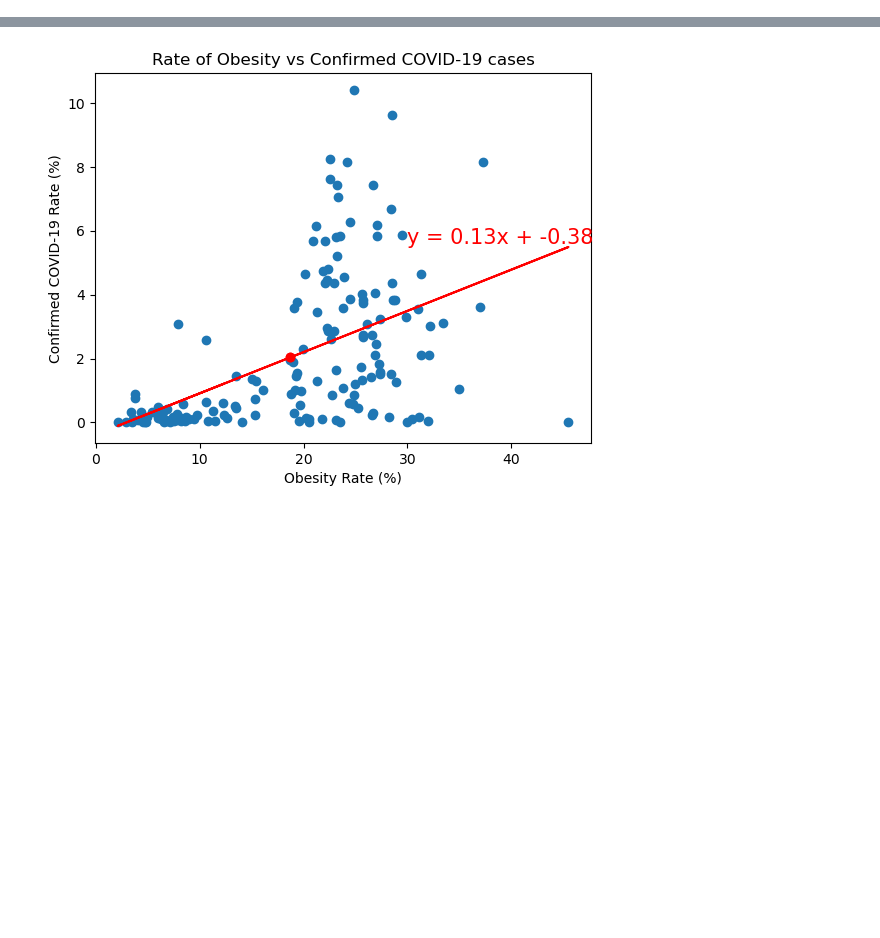
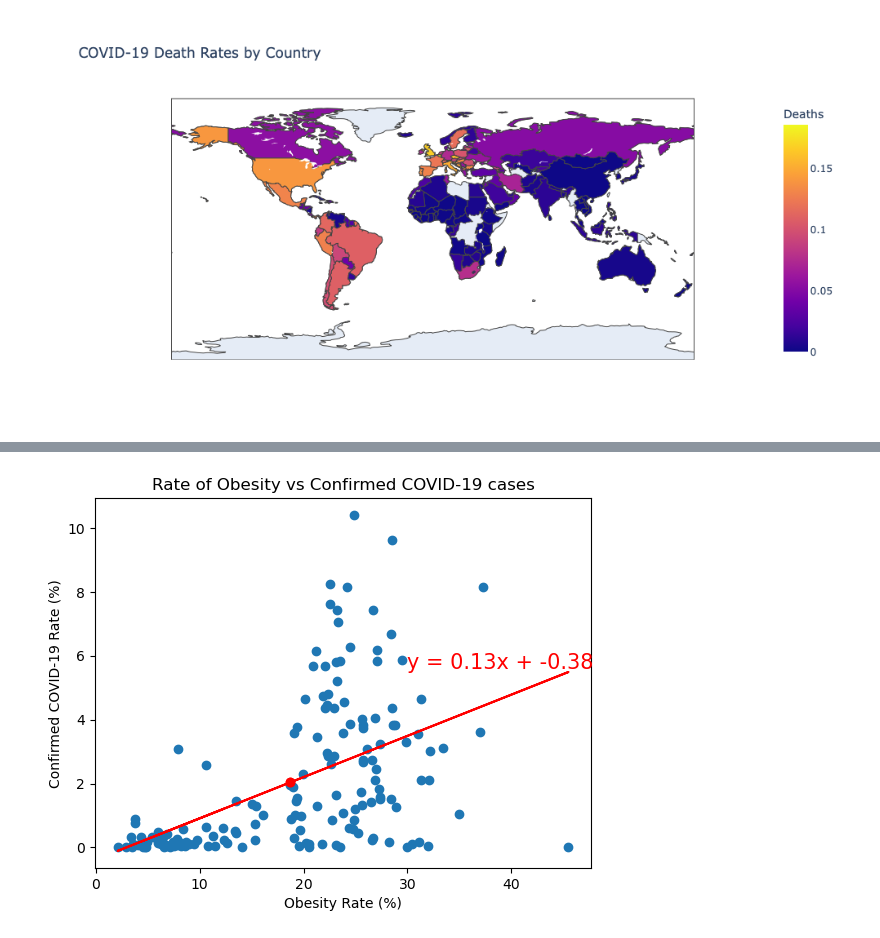
Before and after one commit to Knowmad211/UCB_Project_1, a Jupyter notebook: Anthony_EDA.ipynb, the cells around one changed output, grey strips where cells are left out. Saved outputs shown, nothing was run; the diff lists cells and outputs as text; code cells hidden in the pictures; blank space fills up the shorter version.

```diff
--- a/Anthony_EDA.ipynb
+++ b/Anthony_EDA.ipynb
@@ -25,3 +26,12 @@ weight_data = weight_data.dropna(subset=["Obesity","Confirmed"])
+# %%
+##COnverting values to numerical
+df = fat_data.copy()
+
+# Replace '>2.5' with '2.5' and 'NA' with NaN (missing data)
+df['Undernourished'] = df['Undernourished'].replace('<2.5', '2.5')
+
+# Convert the column to numeric
+df['Undernourished'] = pd.to_numeric(df['Undernourished'], errors='coerce')
 # %%
 #View reamining data
 fat_data.info()
@@ -127,0 +139,67 @@ Roughly 99.7% of the data is between -5.031 and 9.1
+# %%
+###IRIS CODE
+###Analysis of deaths data
+## create a map showing data
+deaths_fig = px.choropleth(fat_data,
+                    locations="Country",
+                    locationmode="country names",
+                    color="Deaths",
+                    hover_name="Country",
+                    color_continuous_scale="Plasma",
+                    title="COVID-19 Death Rates by Country")
+deaths_fig.update_layout(width=1000, height=500)
+deaths_fig.update_traces(name='Global Distribution')
+deaths_fig.show()
+## find outliers
+#Calculate Q1, Q3, and IQR
+Q1 = df['Deaths'].quantile(0.25)
+Q3 = df['Deaths'].quantile(0.75)
+IQR = Q3 - Q1
+#Define the threshold for outliers
+lower_threshold = Q1 - 1.5 * IQR
+upper_threshold = Q3 + 1.5 * IQR
+#Identify outliers
+outliers = df[(df['Deaths'] < lower_threshold) | (df['Deaths'] > upper_threshold)]
+## find top 3 and bottom 3 rates
+#Get the highest 3 values
+highest_3 = df.nlargest(3, 'Deaths')
+#Get the lowest 3 values
+lowest_3 = df.nsmallest(3, 'Deaths')
+## chart description
+print("This heat map shows the distribution of COVID-19 deaths for each country with available data.")
+## Print the outliers and top and bottom 3
+print()
+print("The two outliers in this dataset are:")
+print(outliers[['Country', 'Deaths']])
+print()
+print("The 3 countries wih the highest rates of COVID-19 deaths are: ")
+print(highest_3[['Country', 'Deaths']])
+print()
+print("The 3 countries wih the lowest rates of COVID-19 deaths are: ")
+print(lowest_3[['Country', 'Deaths']])
+## Normality Test
+shapiro_test_stat, shapiro_p_value = stats.shapiro(deaths)
+print()
+print(f"Shapiro-Wilk Test - Statistic: {shapiro_test_stat}, p-value: {shapiro_p_value}")
+## Summary Stats for COVID
+mean_deaths = np.mean(deaths)
+median_deaths = np.median(deaths)
+mode_deaths = stats.mode(deaths)
+range_deaths = np.ptp(deaths)
+#print summary statistics
+print()
+print(f"Mean: {mean_deaths}")
+print(f"Median: {median_deaths}")
+print(f"Range: {range_deaths}")
+## Calculate the variance and standard deviation for COVID
+var_deaths = np.var(deaths,ddof = 0)
+sd_deaths = np.std(deaths,ddof = 0)
+#print the variance and standard deviation
+print()
+print(f"The variance for COVID-19 deaths is {var_deaths}")
+print(f"The standard deviation for COVID-19 deaths is {sd_deaths}")
+print(f"Roughly 68% of the data is between {round(gaverage_deaths-sd_deaths,3)} and {round(gaverage_deaths+sd_deaths,3)}")
+print(f"Roughly 95% of the data is between {round(gaverage_deaths-2*sd_deaths,3)} and {round(gaverage_deaths+2*sd_deaths,3)}")
+print(f"Roughly 99.7% of the data is between {round(gaverage_deaths-3*sd_deaths,3)} and {round(gaverage_deaths+3*sd_deaths,3)}")
+# %% [output]
+[figure, added]
```
Also changed, not shown: parts of 10 cells of this notebook, 2 other files.
